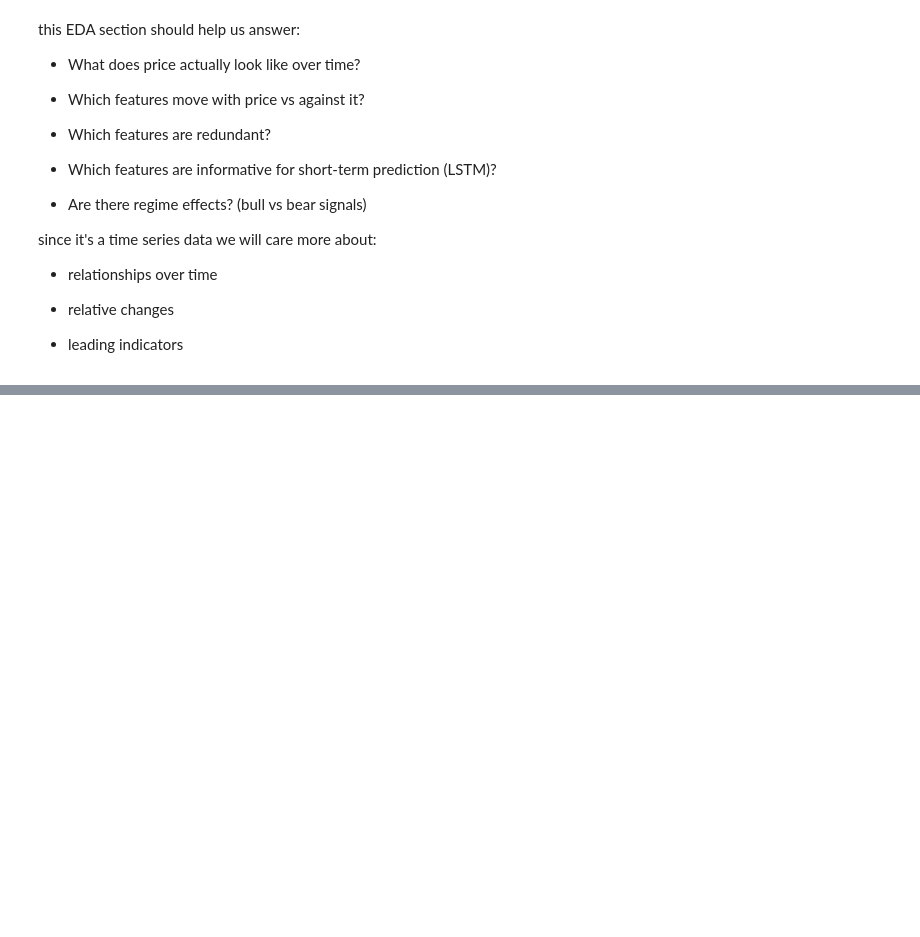
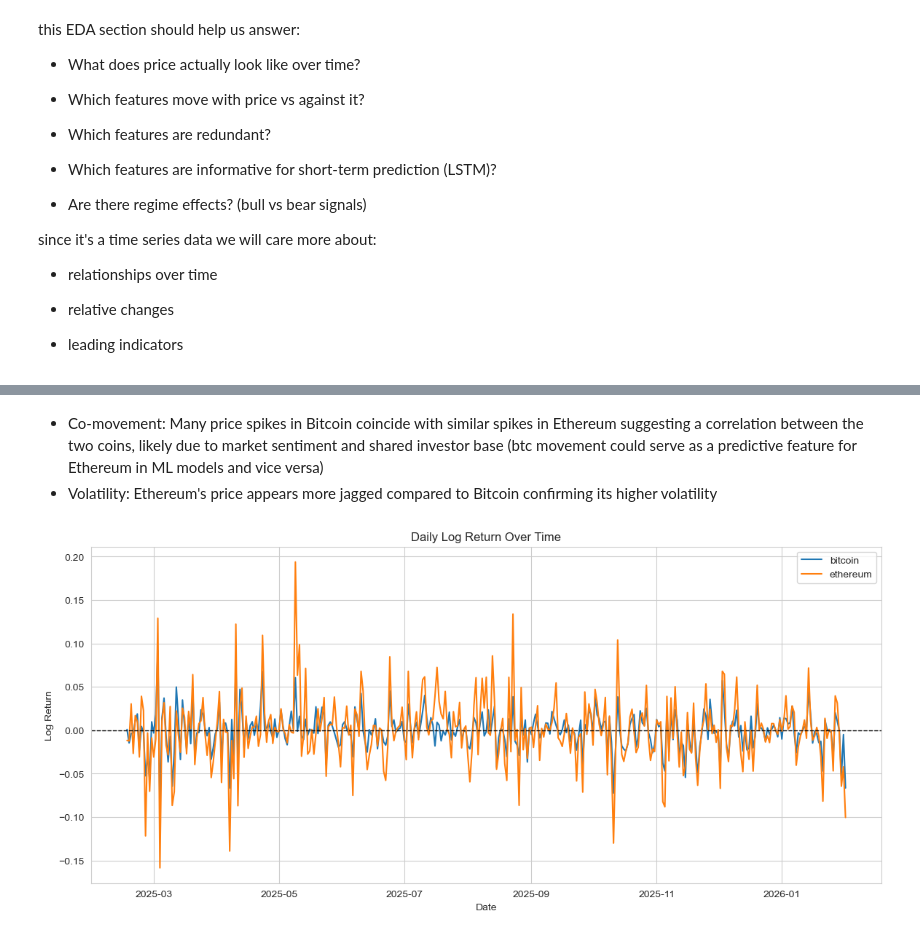
Before and after one commit to tlilimaryem7-cloud/AI-powered-cryptocurrency-market-analysis-and-decision-support-system, a Jupyter notebook: notebooks/02_eda.ipynb, the cells around one changed output, grey strips where cells are left out. Saved outputs shown, nothing was run; the diff lists cells and outputs as text; code cells hidden in the pictures; blank space fills up the shorter version.

```diff
--- a/notebooks/02_eda.ipynb
+++ b/notebooks/02_eda.ipynb
@@ -541,0 +646,20 @@ memory usage: 115.6+ KB
+# %% [markdown]
+- Co-movement: Many price spikes in Bitcoin coincide with similar spikes in Ethereum suggesting a correlation between the two coins, likely due to market sentiment and shared investor base (btc movement could serve as a predictive feature for Ethereum in ML models and vice versa)
+- Volatility: Ethereum's price appears more jagged compared to Bitcoin confirming its higher volatility
+# %%
+# Daily Log Return Over Time
+
+plt.figure(figsize=(14,6))
+
+for coin in df['coin'].unique():
+    coin_df = df[df['coin'] == coin]
+    plt.plot(coin_df['timestamp'], coin_df['log_return_1d'], label=coin)
+
+plt.axhline(0, color='black', linestyle='--', linewidth=1)  # zero line
+plt.title("Daily Log Return Over Time")
+plt.xlabel("Date")
+plt.ylabel("Log Return")
+plt.legend()
+plt.show()
+# %% [output]
+[figure, added]
```
Also changed, not shown: parts of 23 cells of this notebook.
